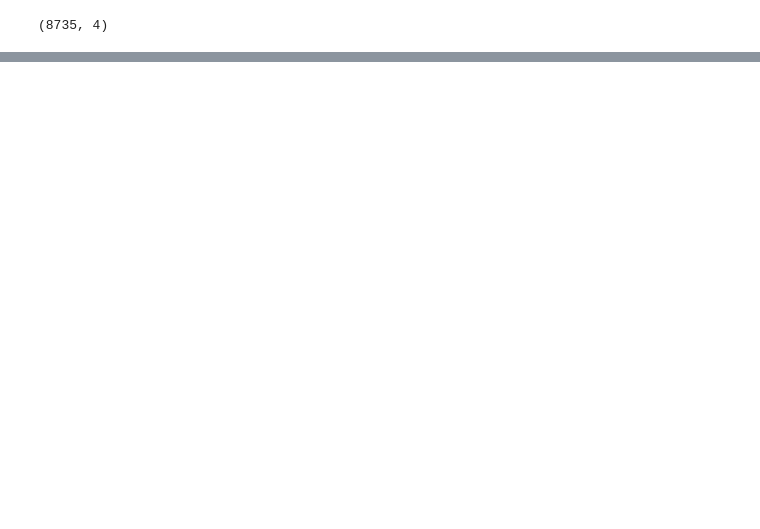
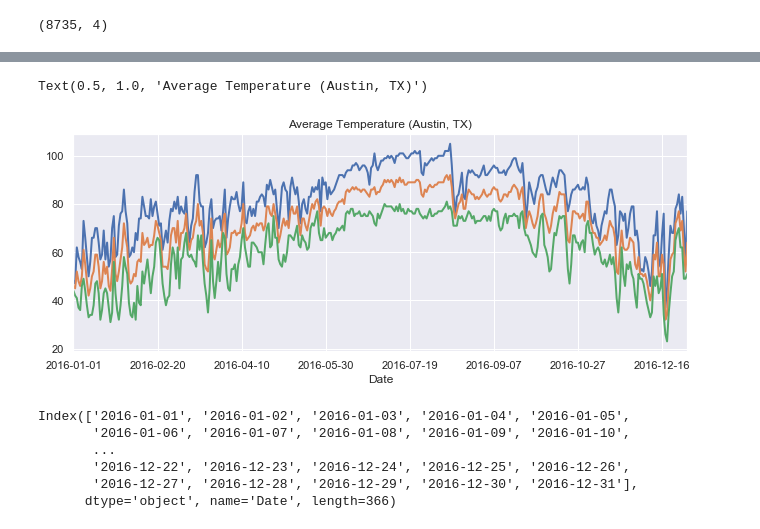
Before and after one commit to jbbae/commercial_storage_analysis, a Jupyter notebook: Commercial Load Forecast.ipynb, the cells around one changed output, grey strips where cells are left out. Cells and saved outputs as stored; diff of their text form; code cells hidden in the pictures; blank space fills up the shorter version.

```diff
--- a/Commercial Load Forecast.ipynb
+++ b/Commercial Load Forecast.ipynb
@@ -90,0 +152,3 @@ clf.predict([13],[35])
+# %%
+df_w = pd.read_csv('./data/austin_weather.csv')
+df_w.head()
@@ -90,0 +163,7 @@ clf.predict([13],[35])
+# %%
+df_w2 = df_w.set_index("Date")
+
+df_w2 = df_w2['2016-01-01':'2016-12-31']
+df_w2['Month'] = df_w2.index.to_series().apply(lambda x: pd.to_datetime(x).month)
+
+df_w2.head()
@@ -90,0 +179,20 @@ clf.predict([13],[35])
+# %%
+sns.set(rc={'figure.figsize': (11,4)})
+
+df_w2['TempHighF'].plot(linewidth=2);
+df_w2['TempAvgF'].plot(linewidth=2);
+df_w2['TempLowF'].plot(linewidth=2);
+plt.title("Average Temperature (Austin, TX)")
+# plt.savefig("total_listings_time.png")
+# %% [output]
+Text(0.5, 1.0, 'Average Temperature (Austin, TX)')
+[figure, added]
+# %%
+df_w2.index
+# %% [output]
+Index(['2016-01-01', '2016-01-02', '2016-01-03', '2016-01-04', '2016-01-05',
+       '2016-01-06', '2016-01-07', '2016-01-08', '2016-01-09', '2016-01-10',
+       ...
+       '2016-12-22', '2016-12-23', '2016-12-24', '2016-12-25', '2016-12-26',
+       '2016-12-27', '2016-12-28', '2016-12-29', '2016-12-30', '2016-12-31'],
+      dtype='object', name='Date', length=366)
```
Also changed, not shown: parts of 13 cells of this notebook.
